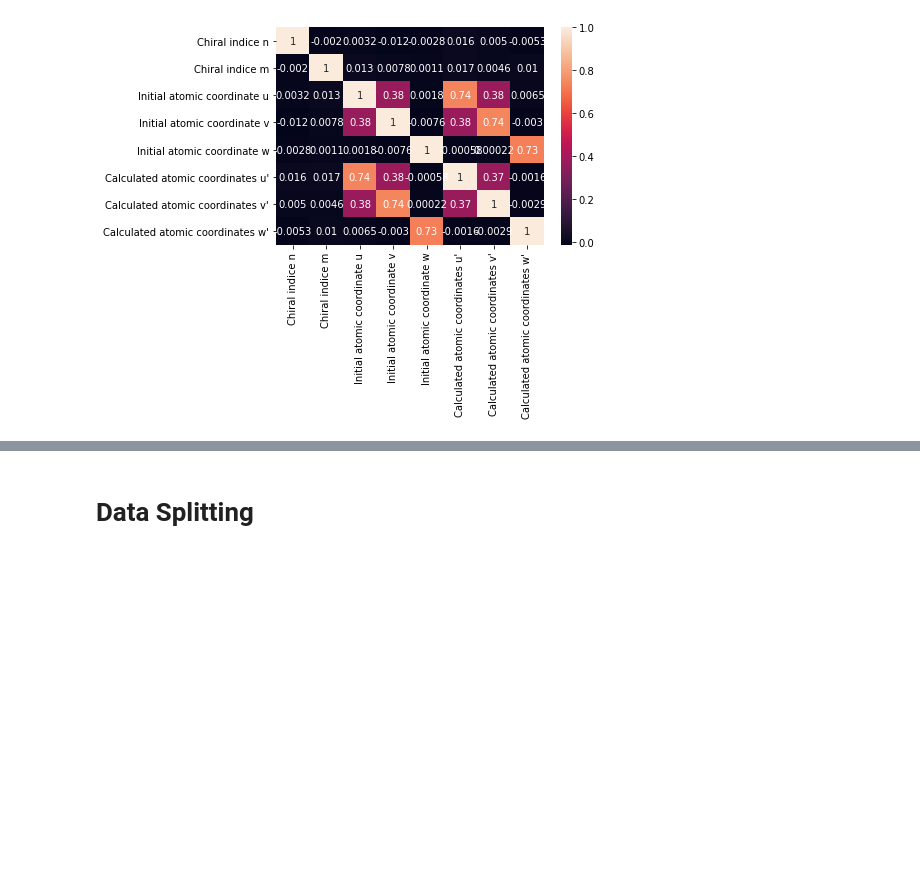
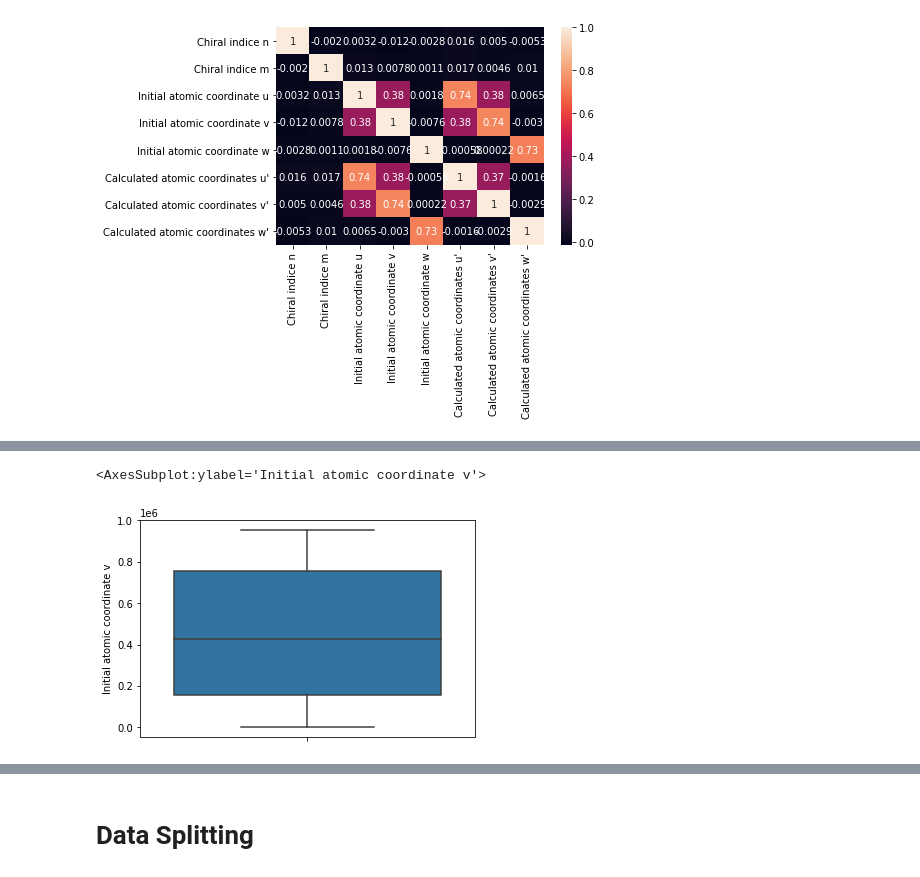
Before and after one commit to arkahood/carbon_nanotubes-Regression-Models, a Jupyter notebook: carbon_nanotubes.ipynb, the cells around one changed output, grey strips where cells are left out. Drawn from its saved outputs; the diff is of its cells as text; code cells hidden in the pictures; blank space fills up the shorter version.

```diff
--- a/carbon_nanotubes.ipynb
+++ b/carbon_nanotubes.ipynb
@@ -68,0 +74,5 @@ snb.heatmap(dataset.corr(),annot=True,fmt=".2g")
+# %%
+snb.boxplot(y=dataset["Initial atomic coordinate v"])
+# %% [output]
+<AxesSubplot:ylabel='Initial atomic coordinate v'>
+[figure, added]
```
Also changed, not shown: parts of 3 cells of this notebook.
